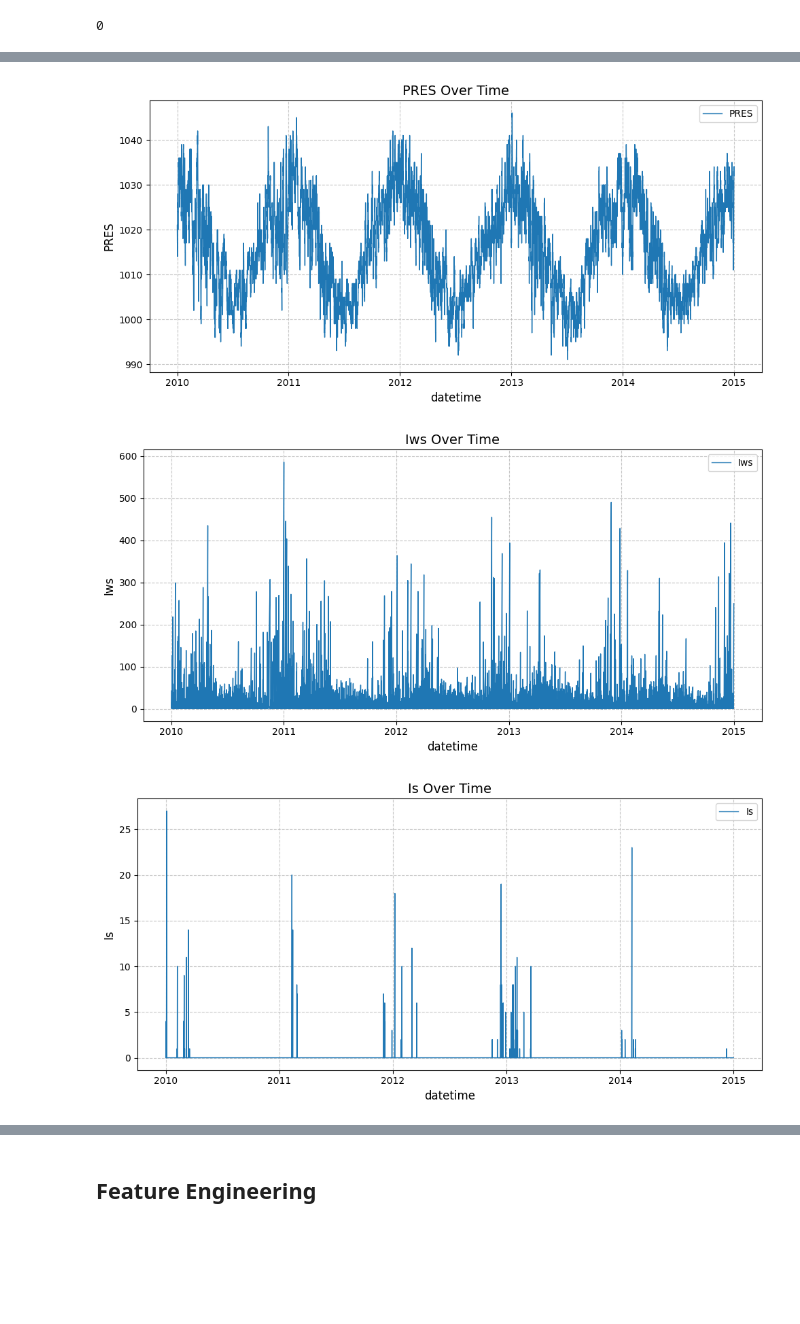
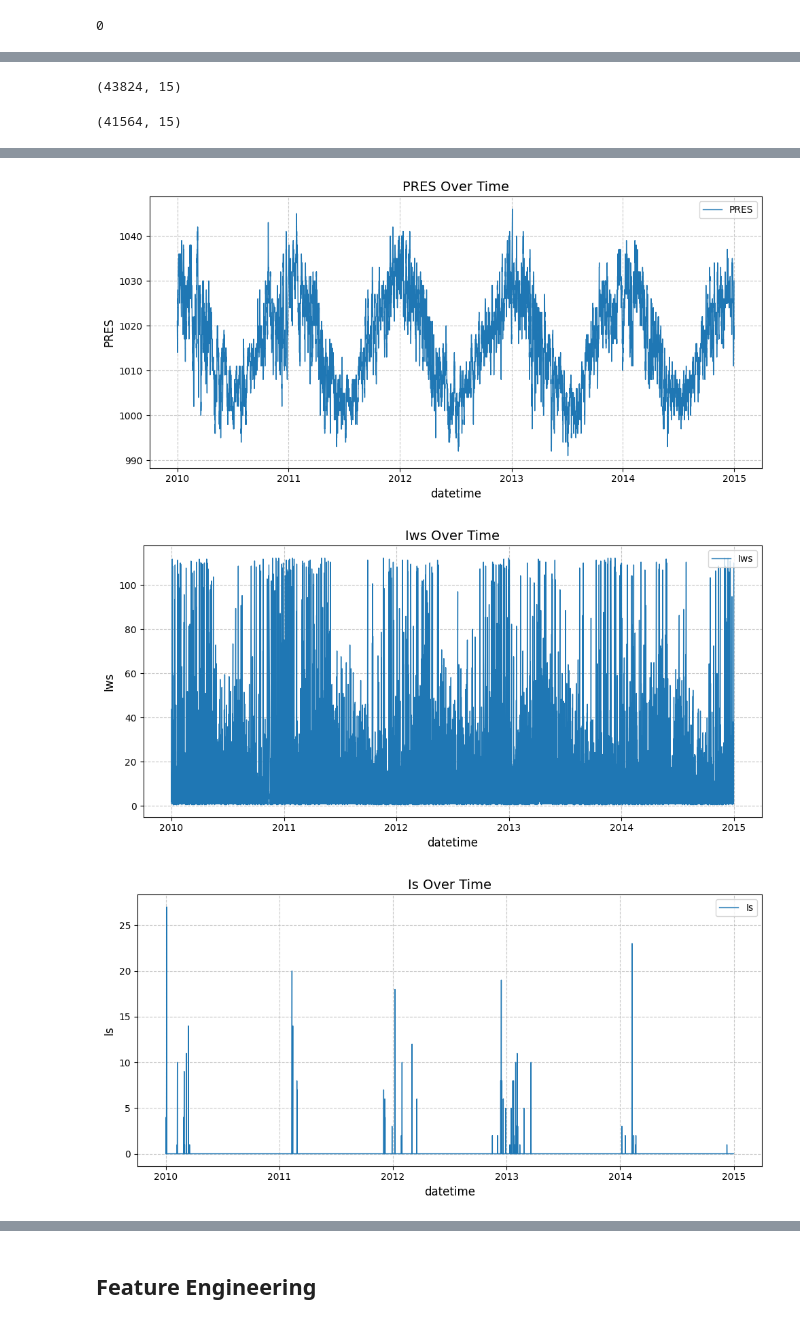
Before and after one commit to PSswathi/aai-530-group3-final-project-smartaq, a Jupyter notebook: EDA_LSTM_implementation_swathi.ipynb, the cells around one changed output, grey strips where cells are left out. Cells and saved outputs as stored; diff of their text form; code cells hidden in the pictures; blank space fills up the shorter version.

Commit message:
cleaned dataset n midterm LSTM implementation

```diff
--- a/EDA_LSTM_implementation_swathi.ipynb
+++ b/EDA_LSTM_implementation_swathi.ipynb
@@ -284,3 +305,16 @@ count_outside_range = df[(df_raw['year'] < 2010) | (df['year'] > 2014)].shape[0]
 count_outside_range
 # %% [output]
 0
+# %%
+# Define numerical features for boxplots
+numerical_features = ['pm2.5', 'DEWP', 'TEMP', 'PRES', 'Iws', 'Is', 'Ir']
+
+# Create horizontal boxplots
+plt.figure(figsize=(12, 8))
+for i, feature in enumerate(numerical_features, 1):
+    plt.subplot(len(numerical_features), 1, i)  # One feature per row
+    sns.boxplot(x=df[feature])
+    plt.title(f'Boxplot of {feature}')
+
+plt.tight_layout()
+plt.show()
@@ -287,3 +333,29 @@ count_outside_range
+# %%
+# Function to remove outliers using IQR
+def remove_outliers_iqr(data, features):
+    for feature in features:
+        Q1 = data[feature].quantile(0.25)  # First quartile (25th percentile)
+        Q3 = data[feature].quantile(0.75)  # Third quartile (75th percentile)
+        IQR = Q3 - Q1  # Interquartile range
+        lower_bound = Q1 - 4.5 * IQR  # Lower threshold
+        upper_bound = Q3 + 4.5 * IQR  # Upper threshold
+        # Remove rows with outliers
+        data = data[(data[feature] >= lower_bound) & (data[feature] <= upper_bound)]
+    return data
+
+# Features to clean
+features_to_clean = ['pm2.5', 'Iws']
+
+# Remove outliers
+df_cleaned = remove_outliers_iqr(df, features_to_clean)
+# %%
+df.shape
+# %% [output]
+(43824, 15)
+# %%
+df_cleaned.shape
+# %% [output]
+(41564, 15)
 # %%
 #build your line chart here
 variables_to_plot = ['DEWP', 'TEMP', 'PRES', 'Iws', 'Is', 'Ir', 'pm2.5']
@@ -291,7 +363,7 @@ variables_to_plot = ['DEWP', 'TEMP', 'PRES', 'Iws', 'Is', 'Ir', 'pm2.5']
 # Plot each variable
 for variable in variables_to_plot:
     plt.figure(figsize=(10, 5))
-    plt.plot(df['datetime'], df[variable], label=variable, linewidth=1)
+    plt.plot(df_cleaned['datetime'], df_cleaned[variable], label=variable, linewidth=1)
     plt.title(f"{variable} Over Time", fontsize=14)
     plt.xlabel("datetime", fontsize=12)
     plt.ylabel(variable, fontsize=12)
@@ -305,3 +377,3 @@ for variable in variables_to_plot:
-[figure, old version]
+[figure, new version]
-[figure, old version]
+[figure, new version]
 [figure]
```
Also changed, not shown: parts of 51 cells of this notebook, 5 other files.
